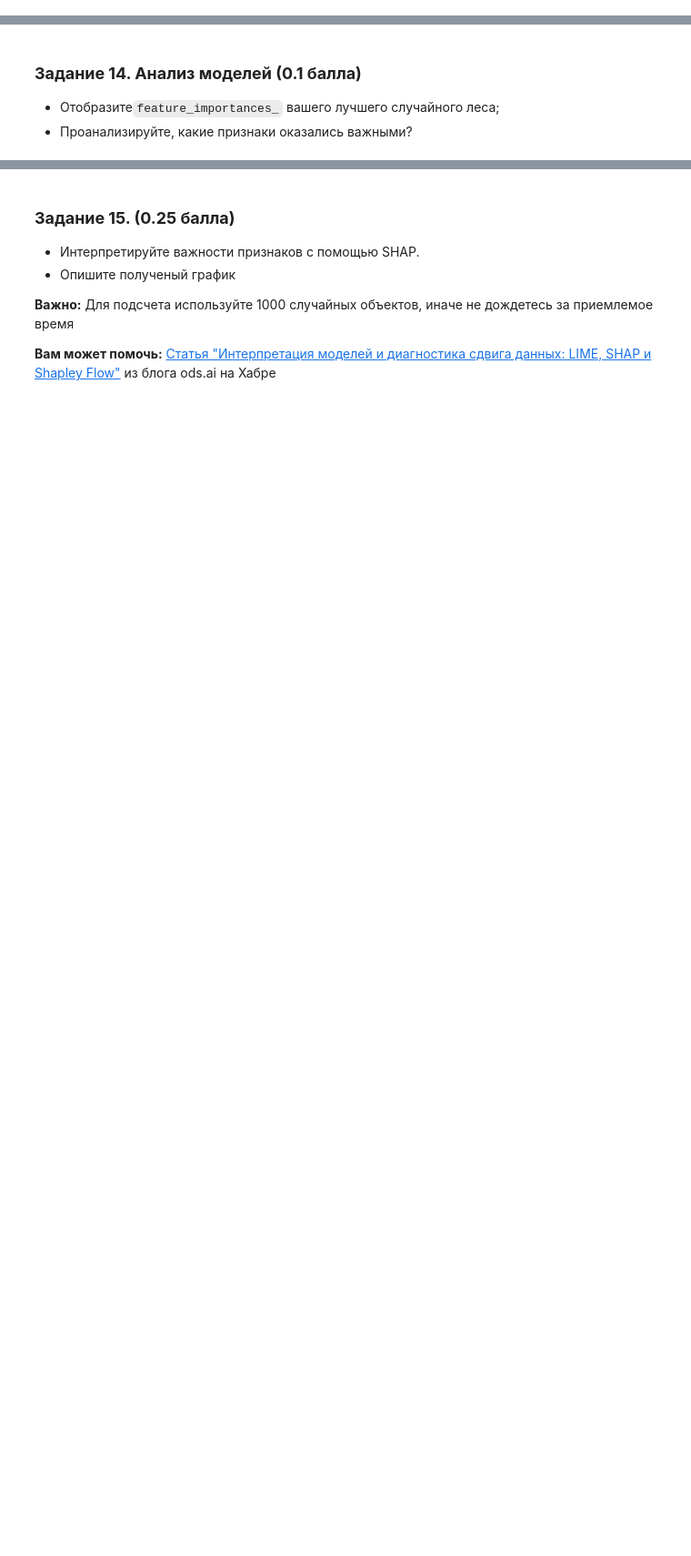
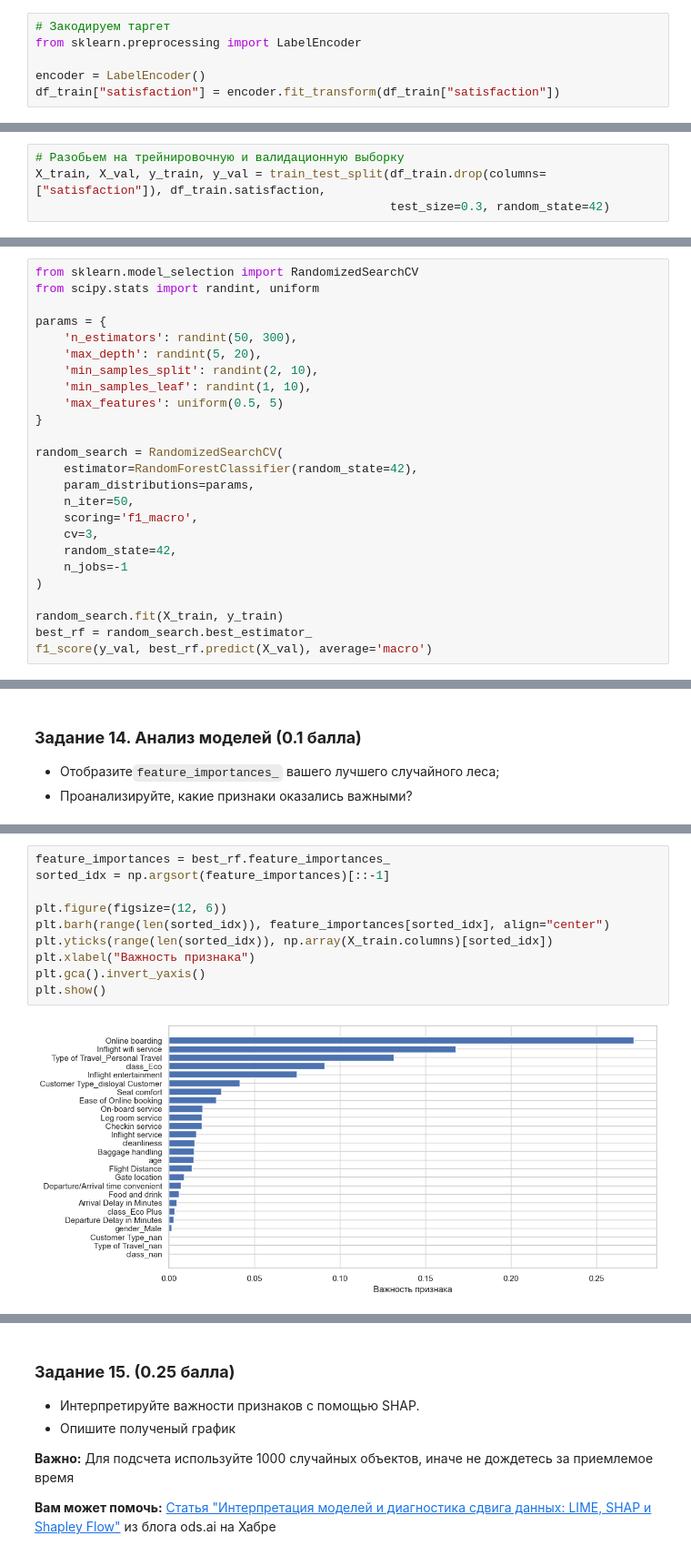
Before and after one commit to Semiteplov/hse-ai-24, a Jupyter notebook: ml/lesson_4/homework/AI_HW4_woodenML_pro.ipynb, the cells around one changed output, grey strips where cells are left out. Shown at 91% size. Drawn from its saved outputs; the diff is of its cells as text; blank space fills up the shorter version.

```diff
--- a/ml/lesson_4/homework/AI_HW4_woodenML_pro.ipynb
+++ b/ml/lesson_4/homework/AI_HW4_woodenML_pro.ipynb
@@ -492,0 +729,6 @@ assert X_val.shape == (31_094, 22)
+# %%
+# Закодируем таргет
+from sklearn.preprocessing import LabelEncoder
+
+encoder = LabelEncoder()
+df_train["satisfaction"] = encoder.fit_transform(df_train["satisfaction"])
@@ -493,3 +742,7 @@ assert X_val.shape == (31_094, 22)
+# %%
+# Разобьем на трейнировочную и валидационную выборку
+X_train, X_val, y_train, y_val = train_test_split(df_train.drop(columns=["satisfaction"]), df_train.satisfaction,
+                                                  test_size=0.3, random_state=42)
 # %% [markdown]
 ### **Задание 12. (0.25 балла)**
 
@@ -509,0 +778,25 @@ assert X_val.shape == (31_094, 22)
+# %%
+from sklearn.model_selection import RandomizedSearchCV
+from scipy.stats import randint, uniform
+
+params = {
+    'n_estimators': randint(50, 300),
+    'max_depth': randint(5, 20),
+    'min_samples_split': randint(2, 10),
+    'min_samples_leaf': randint(1, 10),
+    'max_features': uniform(0.5, 5)
+}
+
+random_search = RandomizedSearchCV(
+    estimator=RandomForestClassifier(random_state=42),
+    param_distributions=params,
+    n_iter=50,
+    scoring='f1_macro',
+    cv=3,
+    random_state=42,
+    n_jobs=-1
+)
+
+random_search.fit(X_train, y_train)
+best_rf = random_search.best_estimator_
+f1_score(y_val, best_rf.predict(X_val), average='macro')
@@ -518,0 +815,12 @@ assert X_val.shape == (31_094, 22)
+# %%
+feature_importances = best_rf.feature_importances_
+sorted_idx = np.argsort(feature_importances)[::-1]
+
+plt.figure(figsize=(12, 6))
+plt.barh(range(len(sorted_idx)), feature_importances[sorted_idx], align="center")
+plt.yticks(range(len(sorted_idx)), np.array(X_train.columns)[sorted_idx])
+plt.xlabel("Важность признака")
+plt.gca().invert_yaxis()
+plt.show()
+# %% [output]
+[figure, added]
```
Also changed, not shown: parts of 42 cells of this notebook.
